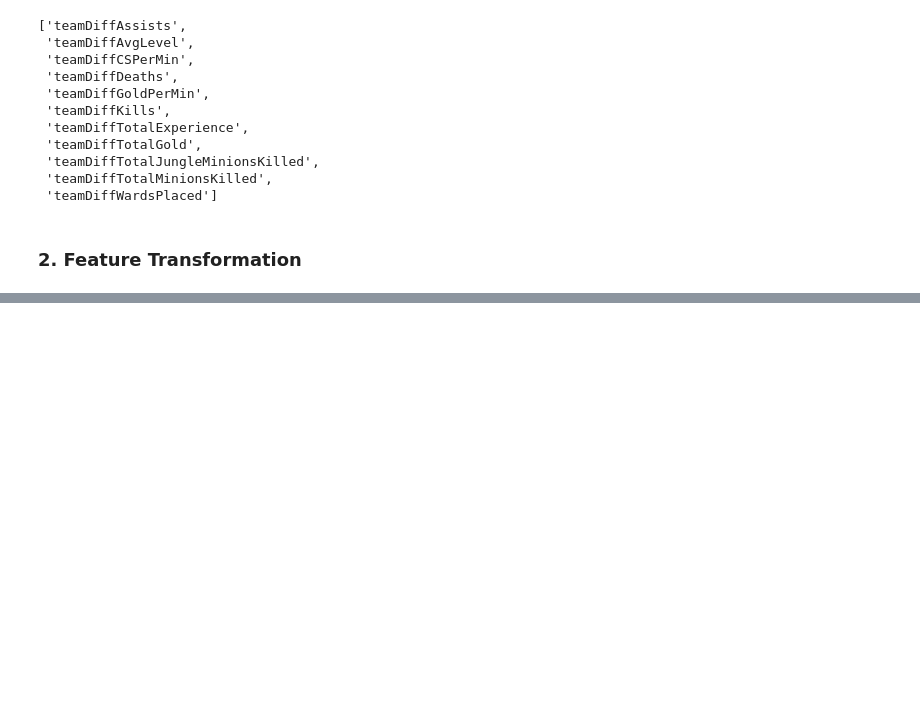
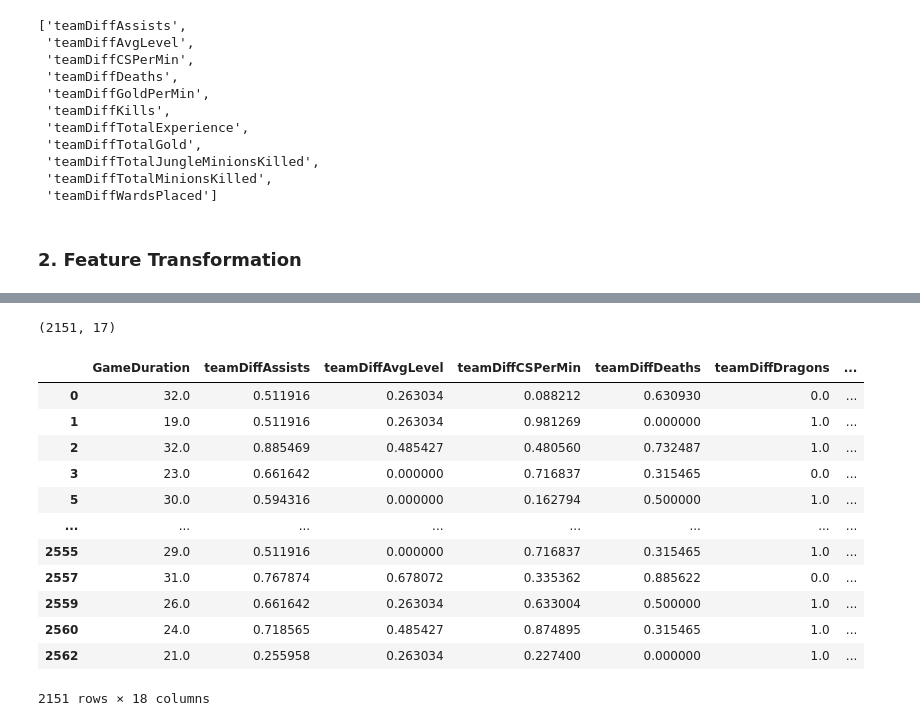
Before and after one commit to imrane-boucher/ds_proj_league_of_legends_winner, a Jupyter notebook: data_feature_engineering.ipynb, the cells around one changed output, grey strips where cells are left out. Cells and saved outputs as stored; diff of their text form; code cells hidden in the pictures; blank space fills up the shorter version.

```diff
--- a/data_feature_engineering.ipynb
+++ b/data_feature_engineering.ipynb
@@ -219,0 +247,3 @@ for feature in outliers_var:
+# %%
+var_features = list(df_fe.columns)
+var_features.remove('GameDuration')
@@ -219,0 +268,26 @@ for feature in outliers_var:
+# %%
+# Lets now scale our feature variables using MinMaxScaler
+from sklearn.preprocessing import MinMaxScaler
+scaler = MinMaxScaler()
+scaled = scaler.fit_transform(df_fe[var_features])
+print(scaled.shape)
+# %% [output]
+(2151, 17)
+# %%
+df_feature_scaled = pd.DataFrame(scaled, columns=var_features, index=df_fe.index)
+df_fe_scaled = pd.concat([df_fe['GameDuration'], df_feature_scaled], axis=1)
+df_fe_scaled
+# %% [output]
+|  | GameDuration | teamDiffAssists | teamDiffAvgLevel | teamDiffCSPerMin | teamDiffDeaths | teamDiffDragons | ... |
+| 0 | 32.0 | 0.511916 | 0.263034 | 0.088212 | 0.630930 | 0.0 | ... |
+| 1 | 19.0 | 0.511916 | 0.263034 | 0.981269 | 0.000000 | 1.0 | ... |
+| 2 | 32.0 | 0.885469 | 0.485427 | 0.480560 | 0.732487 | 1.0 | ... |
+| 3 | 23.0 | 0.661642 | 0.000000 | 0.716837 | 0.315465 | 0.0 | ... |
+| 5 | 30.0 | 0.594316 | 0.000000 | 0.162794 | 0.500000 | 1.0 | ... |
+| ... | ... | ... | ... | ... | ... | ... | ... |
+| 2555 | 29.0 | 0.511916 | 0.000000 | 0.716837 | 0.315465 | 1.0 | ... |
+| 2557 | 31.0 | 0.767874 | 0.678072 | 0.335362 | 0.885622 | 0.0 | ... |
+| 2559 | 26.0 | 0.661642 | 0.263034 | 0.633004 | 0.500000 | 1.0 | ... |
+| 2560 | 24.0 | 0.718565 | 0.485427 | 0.874895 | 0.315465 | 1.0 | ... |
+| 2562 | 21.0 | 0.255958 | 0.263034 | 0.227400 | 0.000000 | 1.0 | ... |
+2151 rows × 18 columns
```
Also changed, not shown: parts of 5 cells of this notebook.
